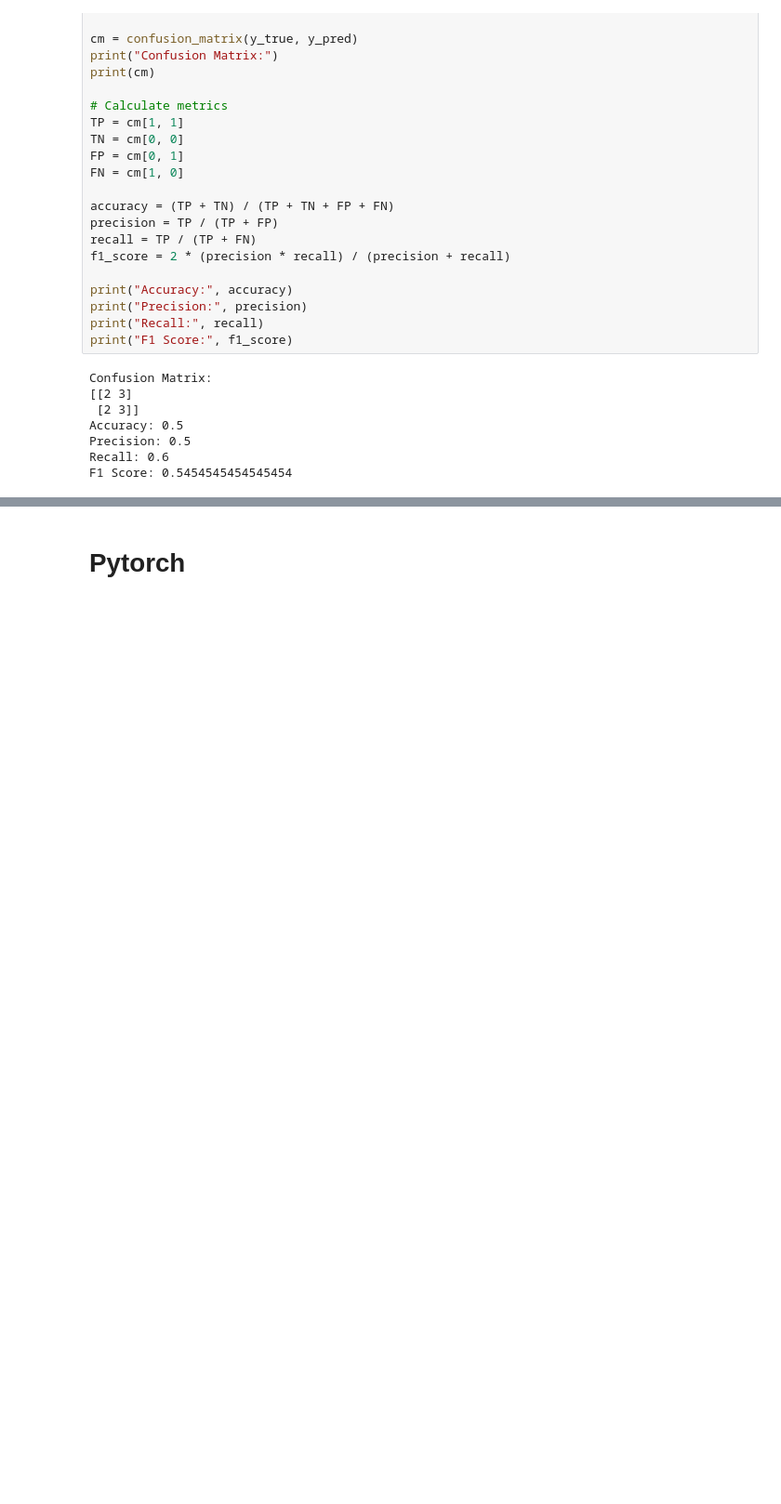
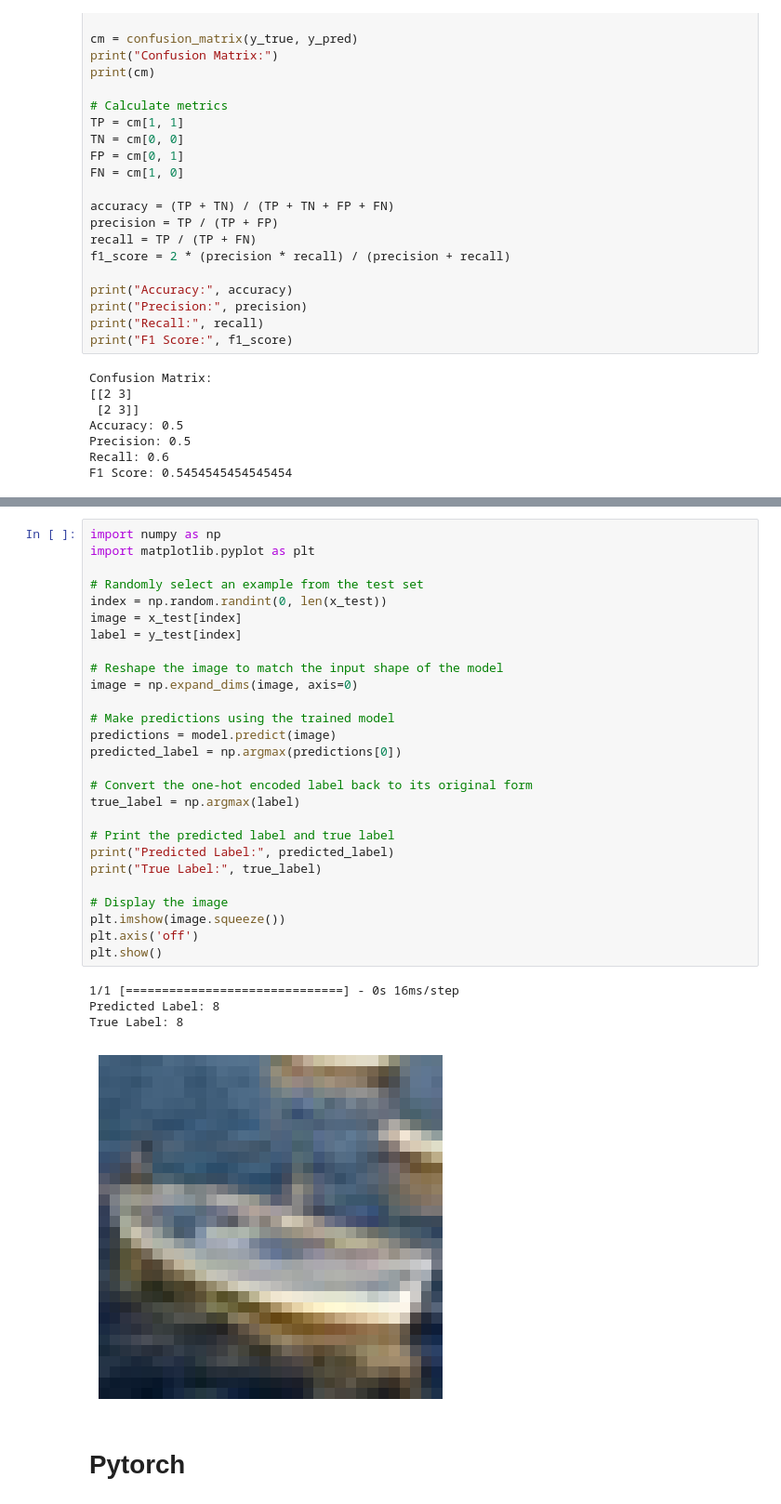
Before and after one commit to vankhoa21991/cyberlab, a Jupyter notebook: tutorial/week2_neuralnetwork/theory.ipynb, the cells around one changed output, grey strips where cells are left out. Shown at 93% size. Drawn from its saved outputs; the diff is of its cells as text; blank space fills up the shorter version.

```diff
--- a/tutorial/week2_neuralnetwork/theory.ipynb
+++ b/tutorial/week2_neuralnetwork/theory.ipynb
@@ -295,3 +356,35 @@ F1 Score: 0.5454545454545454
+# %%
+import numpy as np
+import matplotlib.pyplot as plt
+
+# Randomly select an example from the test set
+index = np.random.randint(0, len(x_test))
+image = x_test[index]
+label = y_test[index]
+
+# Reshape the image to match the input shape of the model
+image = np.expand_dims(image, axis=0)
+
+# Make predictions using the trained model
+predictions = model.predict(image)
+predicted_label = np.argmax(predictions[0])
+
+# Convert the one-hot encoded label back to its original form
+true_label = np.argmax(label)
+
+# Print the predicted label and true label
+print("Predicted Label:", predicted_label)
+print("True Label:", true_label)
+
+# Display the image
+plt.imshow(image.squeeze())
+plt.axis('off')
+plt.show()
+# %% [output]
+1/1 [==============================] - 0s 16ms/step
+Predicted Label: 8
+True Label: 8
+[figure, added]
 # %% [markdown]
 # Pytorch
 # %%
```
Also changed, not shown: parts of 1 cell of this notebook, 4 other files.
